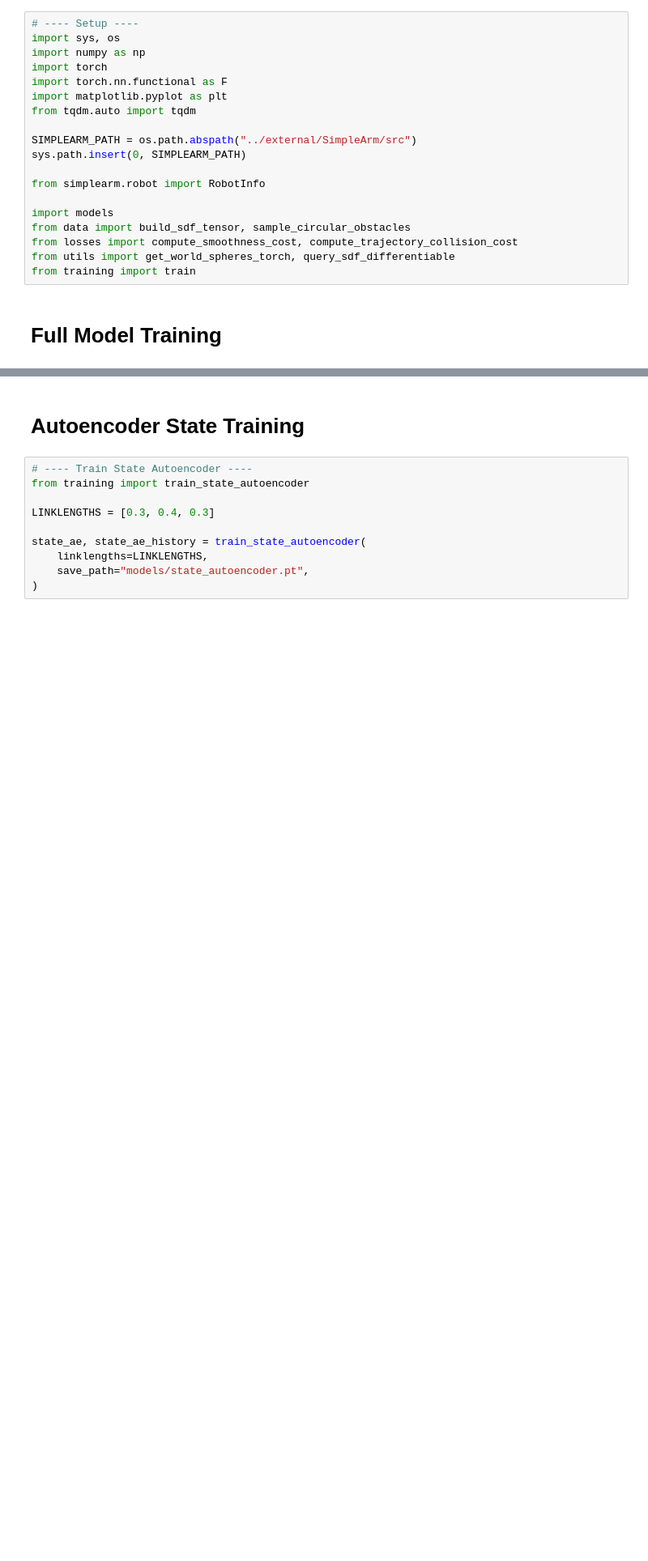
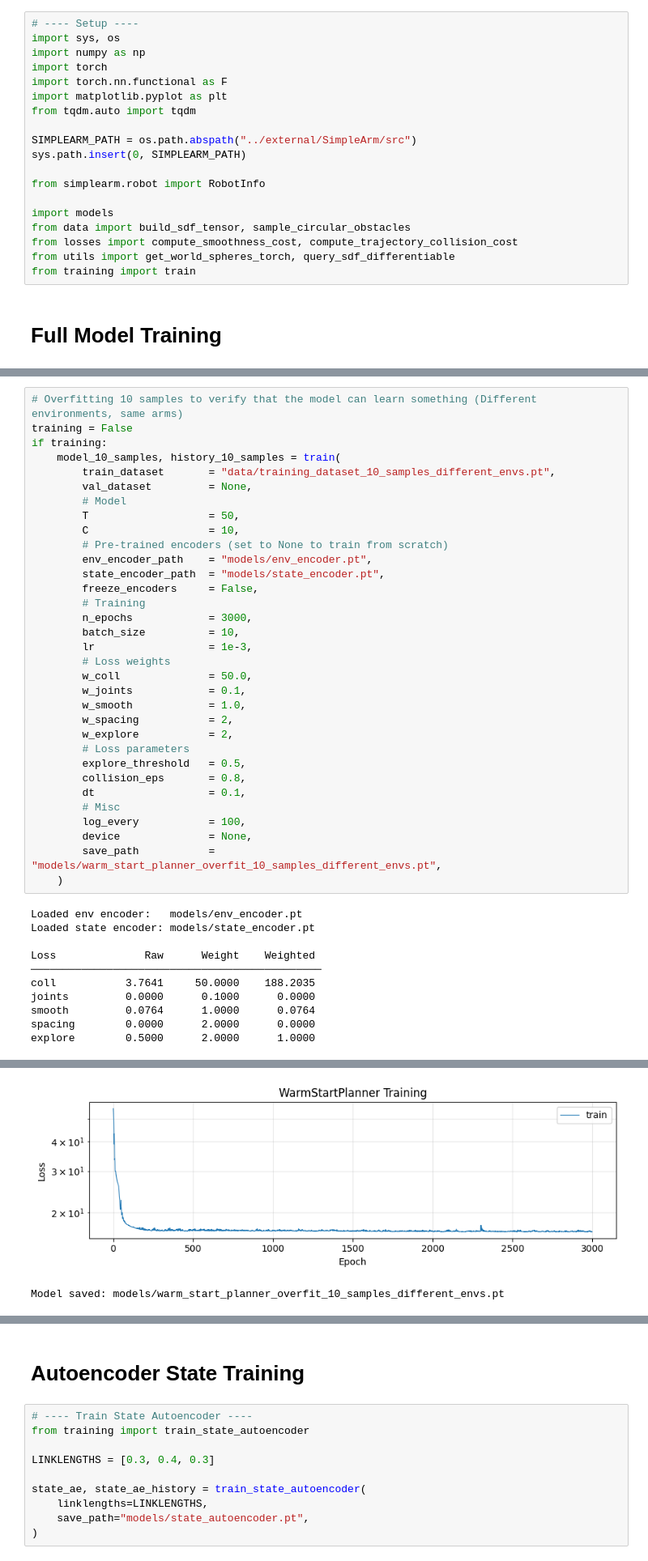
Before and after one commit to mangam-02/Self-Supervised-Learning-for-Robot-Motion-Planning, a Jupyter notebook: src/train.ipynb, the cells around one changed output, grey strips where cells are left out. Shown at 81% size. Saved outputs shown, nothing was run; the diff lists cells and outputs as text; blank space fills up the shorter version.

```diff
--- a/src/train.ipynb
+++ b/src/train.ipynb
@@ -254,2 +162,46 @@ browse_trajectories(model, "data/training_dataset_10_samples.pt")
 # %% [output]
 VBox(children=(HBox(children=(Button(description='◄ Prev', layout=Layout(width='100px'), style=ButtonStyle()),…
+# %%
+# Overfitting 10 samples to verify that the model can learn something (Different environments, same arms)
+training = False
+if training:
+    model_10_samples, history_10_samples = train(
+        train_dataset       = "data/training_dataset_10_samples_different_envs.pt",
+        val_dataset         = None,
+        # Model
+        T                   = 50,
+        C                   = 10,
+        # Pre-trained encoders (set to None to train from scratch)
+        env_encoder_path    = "models/env_encoder.pt",
+        state_encoder_path  = "models/state_encoder.pt",
+        freeze_encoders     = False,
+        # Training
+        n_epochs            = 3000,
+        batch_size          = 10,
+        lr                  = 1e-3,
+        # Loss weights
+        w_coll              = 50.0,
+        w_joints            = 0.1,
+        w_smooth            = 1.0,
+        w_spacing           = 2,
+        w_explore           = 2,
+        # Loss parameters
+        explore_threshold   = 0.5,
+        collision_eps       = 0.8,
+        dt                  = 0.1,
+        # Misc
+        log_every           = 100,
+        device              = None,
+        save_path           = "models/warm_start_planner_overfit_10_samples_different_envs.pt",
+    )
+# %% [output]
+Loaded env encoder:   models/env_encoder.pt
+Loaded state encoder: models/state_encoder.pt
+
+Loss              Raw      Weight    Weighted
+──────────────────────────────────────────────
+coll           3.7641     50.0000    188.2035
+joints         0.0000      0.1000      0.0000
+smooth         0.0764      1.0000      0.0764
+spacing        0.0000      2.0000      0.0000
+explore        0.5000      2.0000      1.0000
@@ -255,0 +225,2 @@ VBox(children=(HBox(children=(Button(description='◄ Prev', layout=Layout(width
+[figure, added]
+Model saved: models/warm_start_planner_overfit_10_samples_different_envs.pt
```
Also changed, not shown: parts of 10 cells of this notebook, 9 other files.
